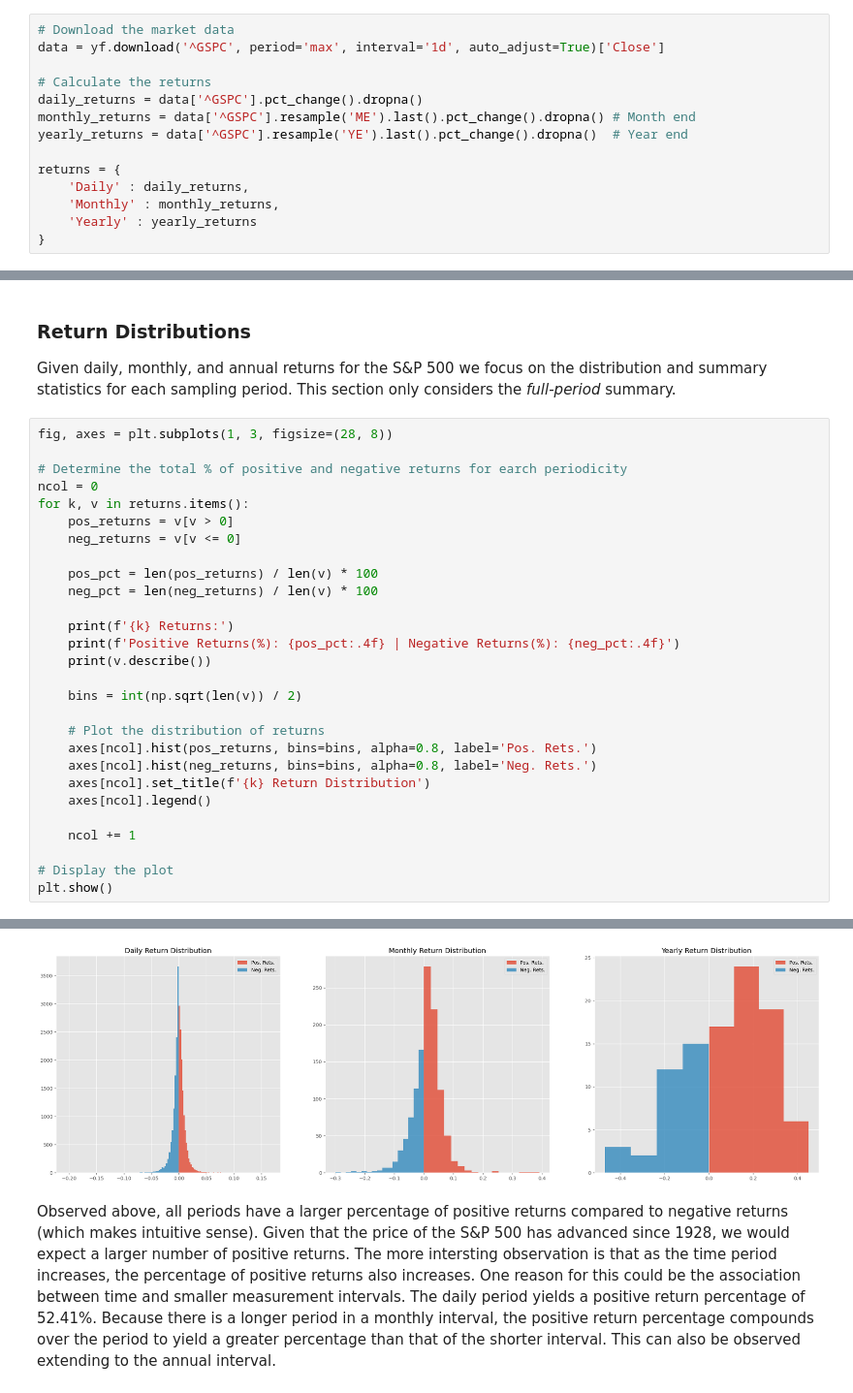
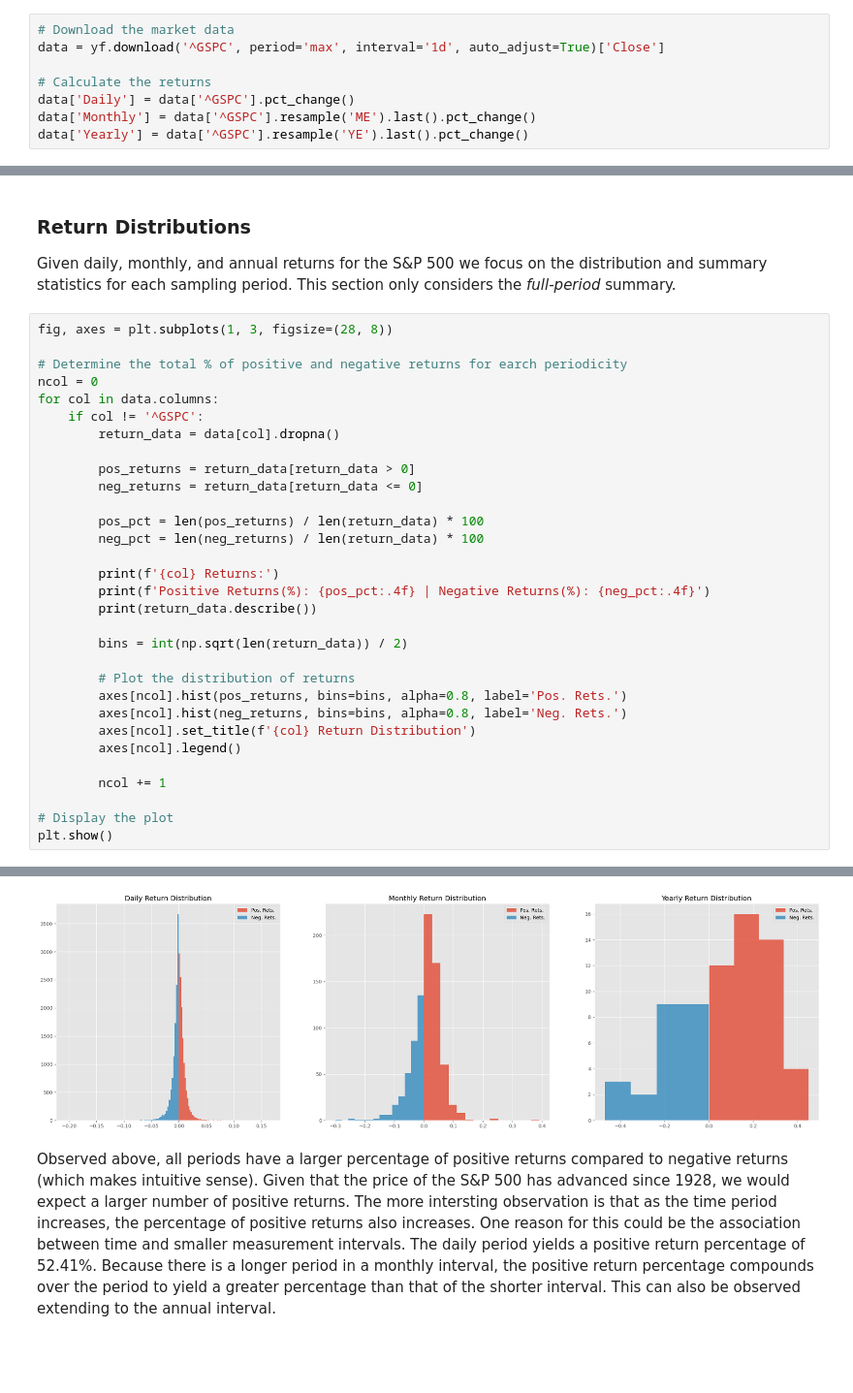
Before and after one commit to tzabcoder/QuantitativeFinance, a Jupyter notebook: General/return_behavior.ipynb, the cells around one changed output, grey strips where cells are left out. Shown at 97% size. Drawn from its saved outputs; the diff is of its cells as text; blank space fills up the shorter version.

```diff
--- a/General/return_behavior.ipynb
+++ b/General/return_behavior.ipynb
@@ -23,15 +23,9 @@ plt.style.use('ggplot')
 data = yf.download('^GSPC', period='max', interval='1d', auto_adjust=True)['Close']
 
 # Calculate the returns
-daily_returns = data['^GSPC'].pct_change().dropna()
-monthly_returns = data['^GSPC'].resample('ME').last().pct_change().dropna() # Month end
-yearly_returns = data['^GSPC'].resample('YE').last().pct_change().dropna()  # Year end
-
-returns = {
-    'Daily' : daily_returns,
-    'Monthly' : monthly_returns,
-    'Yearly' : yearly_returns
-}
+data['Daily'] = data['^GSPC'].pct_change()
+data['Monthly'] = data['^GSPC'].resample('ME').last().pct_change()
+data['Yearly'] = data['^GSPC'].resample('YE').last().pct_change()
 # %% [output]
 [*********************100%***********************]  1 of 1 completed
 # %% [markdown]
@@ -42,26 +36,29 @@ fig, axes = plt.subplots(1, 3, figsize=(28, 8))
 
 # Determine the total % of positive and negative returns for earch periodicity
 ncol = 0
-for k, v in returns.items():
-    pos_returns = v[v > 0]
-    neg_returns = v[v <= 0]
+for col in data.columns:
+    if col != '^GSPC':
+        return_data = data[col].dropna()
 
-    pos_pct = len(pos_returns) / len(v) * 100
-    neg_pct = len(neg_returns) / len(v) * 100
+        pos_returns = return_data[return_data > 0]
+        neg_returns = return_data[return_data <= 0]
 
-    print(f'{k} Returns:')
-    print(f'Positive Returns(%): {pos_pct:.4f} | Negative Returns(%): {neg_pct:.4f}')
-    print(v.describe())
+        pos_pct = len(pos_returns) / len(return_data) * 100
+        neg_pct = len(neg_returns) / len(return_data) * 100
 
-    bins = int(np.sqrt(len(v)) / 2)
+        print(f'{col} Returns:')
+        print(f'Positive Returns(%): {pos_pct:.4f} | Negative Returns(%): {neg_pct:.4f}')
+        print(return_data.describe())
 
-    # Plot the distribution of returns
-    axes[ncol].hist(pos_returns, bins=bins, alpha=0.8, label='Pos. Rets.')
-    axes[ncol].hist(neg_returns, bins=bins, alpha=0.8, label='Neg. Rets.')
-    axes[ncol].set_title(f'{k} Return Distribution')
-    axes[ncol].legend()
+        bins = int(np.sqrt(len(return_data)) / 2)
 
-    ncol += 1
+        # Plot the distribution of returns
+        axes[ncol].hist(pos_returns, bins=bins, alpha=0.8, label='Pos. Rets.')
+        axes[ncol].hist(neg_returns, bins=bins, alpha=0.8, label='Neg. Rets.')
+        axes[ncol].set_title(f'{col} Return Distribution')
+        axes[ncol].legend()
+
+        ncol += 1
 
 # Display the plot
 plt.show()
@@ -86,3 +83,3 @@ Name: ^GSPC, dtype: float64
-[figure, old version]
+[figure, new version]
 # %% [markdown]
 Observed above, all periods have a larger percentage of positive returns compared to negative returns (which makes intuitive sense). Given that the price of the S&P 500 has advanced since 1928, we would expect a larger number of positive returns. The more intersting observation is that as the time period increases, the percentage of positive returns also increases. One reason for this could be the association between time and smaller measurement intervals. The daily period yields a positive return percentage of 52.41%. Because there is a longer period in a monthly interval, the positive return percentage compounds over the period to yield a greater percentage than that of the shorter interval. This can also be observed extending to the annual interval.
```
Also changed, not shown: parts of 8 cells of this notebook.
